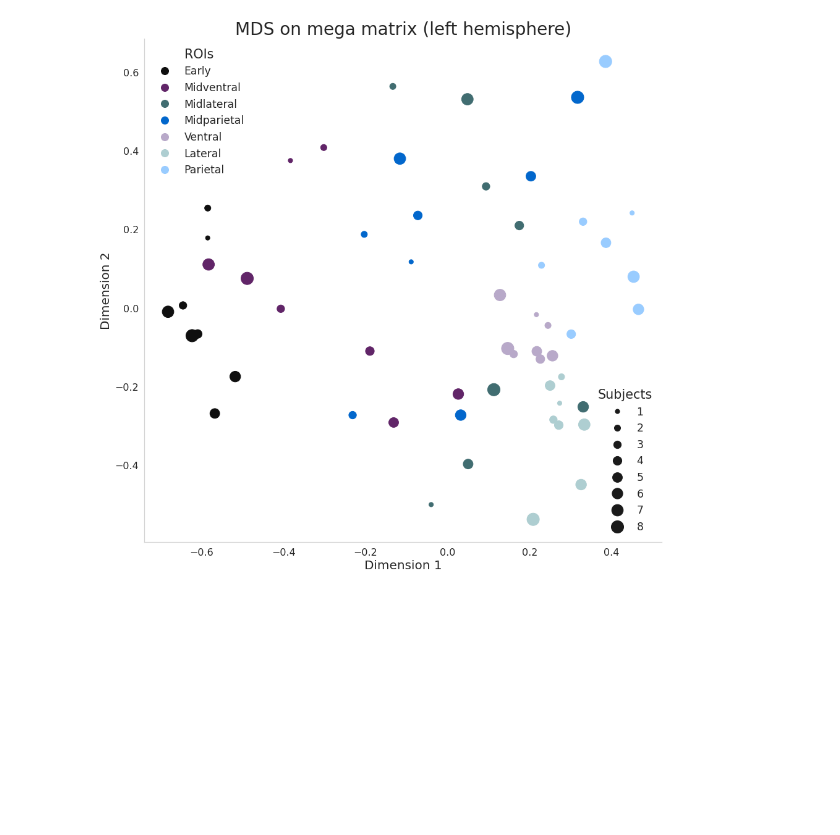
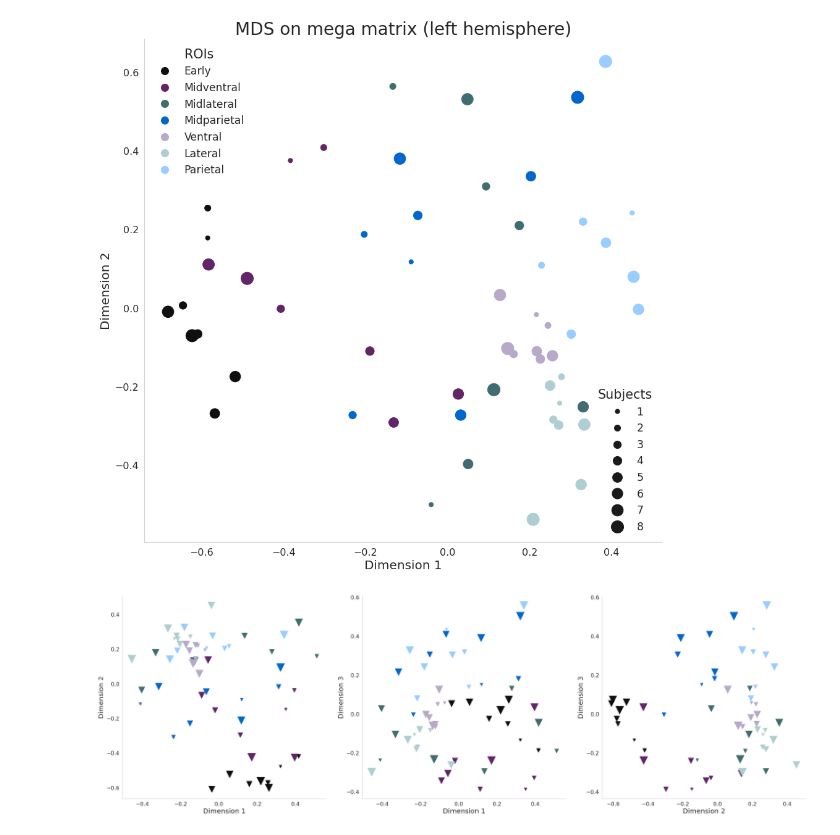
Before and after one commit to dawnfinzi/streams, a Jupyter notebook: notebooks/Mega_matrix_disattentuation_lh.ipynb, the cells around one changed output. Cells and saved outputs as stored; diff of their text form; code cells hidden in the pictures; blank space fills up the shorter version.

```diff
--- a/notebooks/Mega_matrix_disattentuation_lh.ipynb
+++ b/notebooks/Mega_matrix_disattentuation_lh.ipynb
@@ -442,3 +443,42 @@ plt.show()
 fig.savefig('../../../results/figures/megaMatrix_voxThresh' + str(int(thresh*100)) + '_MDS_lh.png')
 # %% [output]
 [figure]
+# %%
+#### (for kalanit)
+#plot dim 1 vs dim 3
+
+MDS3 = MDS(dissimilarity='precomputed', n_components = 3)
+x, y, z = MDS3.fit_transform(1-mega_matrix).T
+# %%
+fig, (ax1, ax2, ax3) = plt.subplots(1, 3,figsize=(30,10))
+
+s = 70*np.array([[1,2,3,4,5,6,7,8]])
+sizes = np.tile(s, 7)
+
+c = np.array([[1,2,3,4,5,6,7]])
+colors = np.repeat(c, 8)
+
+rois =('Early', 'Midventral', 'Midlateral', 'Midparietal', 'Ventral', 'Lateral', 'Parietal')
+
+presets = ['#0f0f0f' , '#622569', '#416d71', '#0066cc', '#b8a9c9' ,'#aeced0', '#99ccff']
+cmap = matplotlib.colors.LinearSegmentedColormap.from_list("my_colormap",presets)
+
+ax1.scatter(x, y, c=colors, s=sizes, cmap=cmap,  marker = "v") #'gnuplot2_r'
+
+ax1.set_xlabel("Dimension 1", fontsize=20)
+ax1.set_ylabel("Dimension 2", fontsize=20)
+
+ax2.scatter(x, z, c=colors, s=sizes, cmap=cmap,  marker = "v") #'gnuplot2_r'
+
+ax2.set_xlabel("Dimension 1", fontsize=20)
+ax2.set_ylabel("Dimension 3", fontsize=20)
+
+ax3.scatter(y, z, c=colors, s=sizes, cmap=cmap,  marker = "v") #'gnuplot2_r'
+
+ax3.set_xlabel("Dimension 2", fontsize=20)
+ax3.set_ylabel("Dimension 3", fontsize=20)
+
+fig.tight_layout(pad=3.0)
+plt.show()
+# %% [output]
+[figure, added]
```
Also changed, not shown: parts of 4 cells of this notebook.
